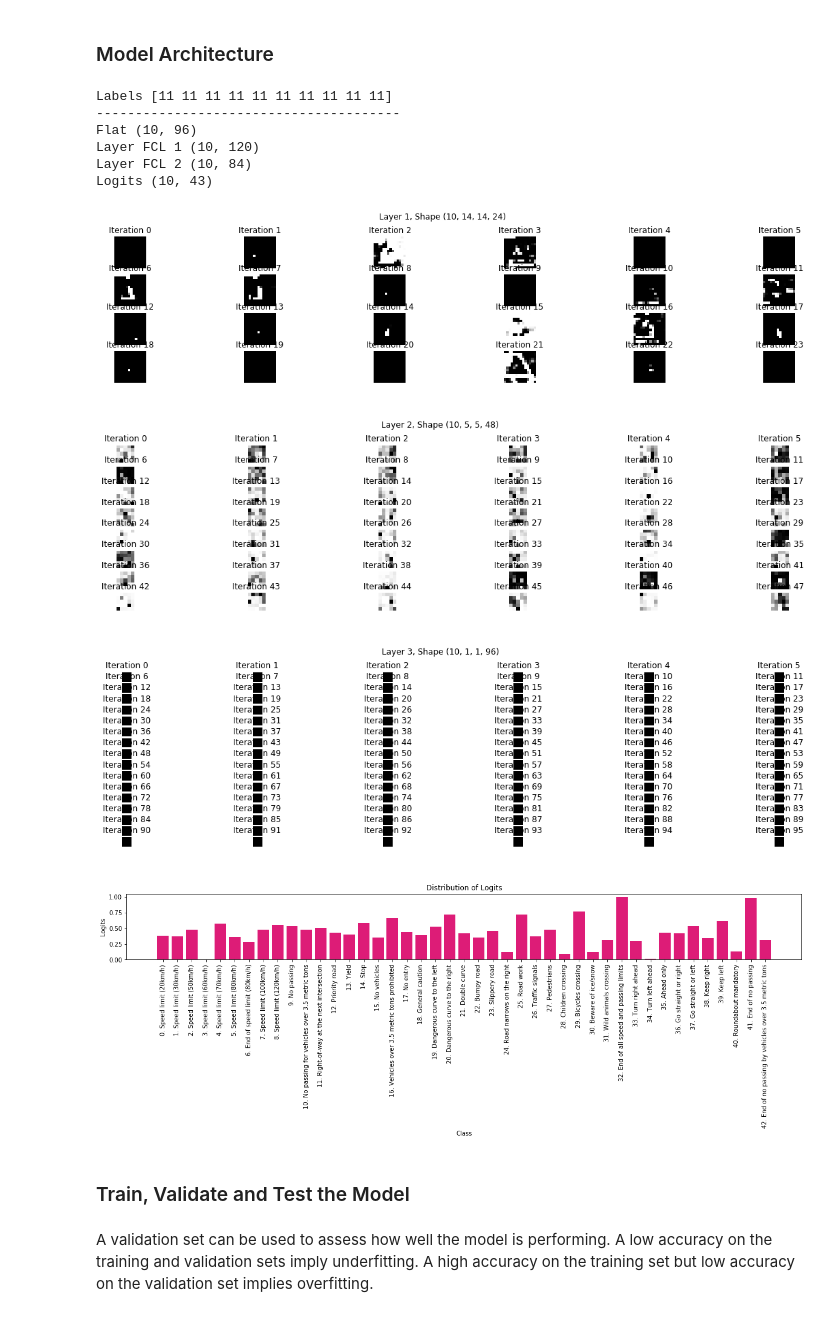
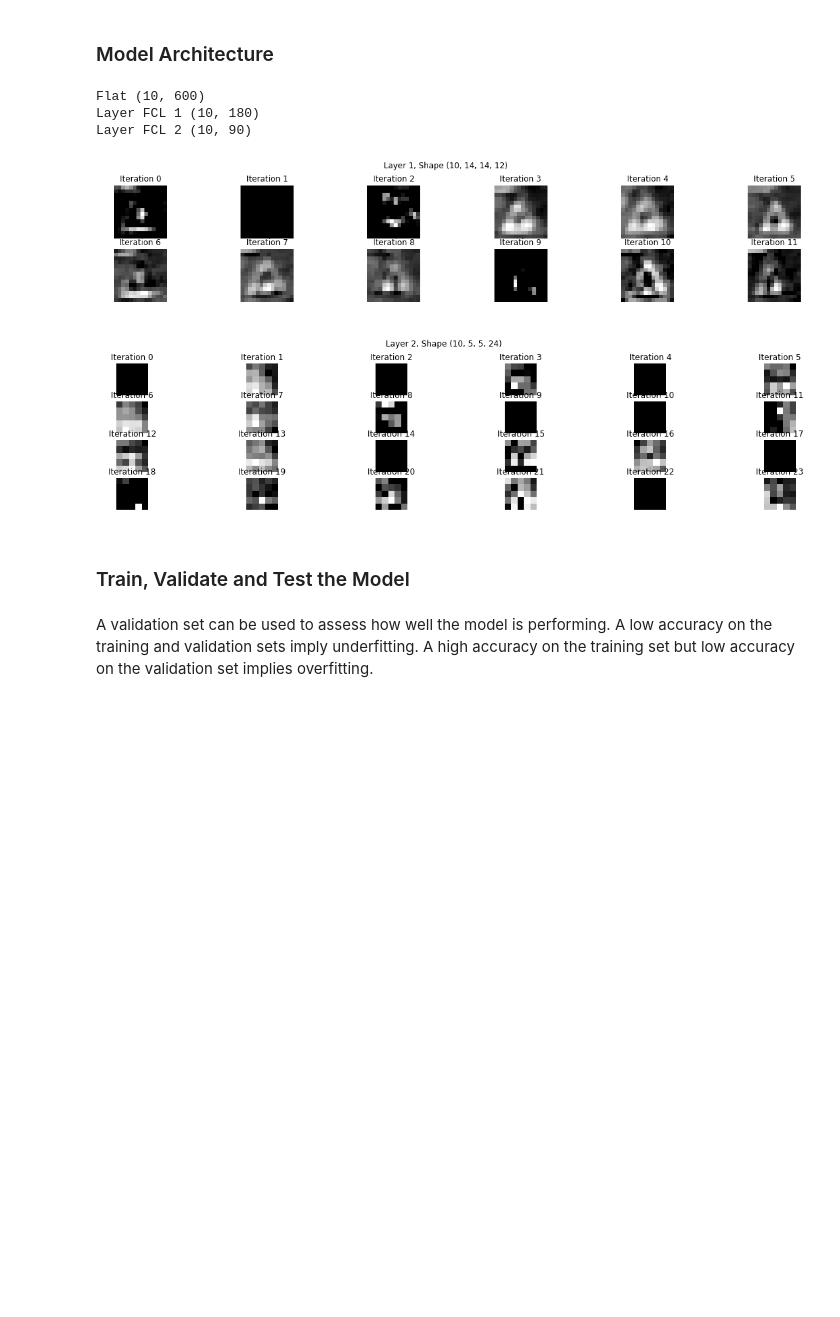
Before and after one commit to dmytronasyrov/CarND-Traffic-Sign-Classifier-Project, a Jupyter notebook: Traffic_Sign_Classifier.ipynb, the cells around one changed output. Saved outputs shown, nothing was run; the diff lists cells and outputs as text; code cells hidden in the pictures; blank space fills up the shorter version.

```diff
--- a/Traffic_Sign_Classifier.ipynb
+++ b/Traffic_Sign_Classifier.ipynb
@@ -301,19 +326,19 @@ Use the code cell (or multiple code cells, if necessary) to implement the first
 # %%
 def cross_flip(classes_to_flip, X, y):
     X_flipped = np.empty([0, X.shape[1], X.shape[2], X.shape[3]], dtype = image_dtype)
-    y_flipped = np.empty([0], dtype = np.int16)
+    y_flipped = np.empty([0], dtype=np.uint16)
 
     for c in classes_to_flip[:, 0]:
         flip_class = classes_to_flip[classes_to_flip[:, 0] == c][0][1]
         flipped = X[y == flip_class][:, :, ::-1, :]
         X_flipped = np.append(X_flipped, flipped, axis=0)
-        y_flipped = np.append(y_flipped, np.full((X_flipped.shape[0] - y_flipped.shape[0]), c, dtype = np.int16))
+        y_flipped = np.append(y_flipped, np.full((X_flipped.shape[0] - y_flipped.shape[0]), c))
 
     return (X_flipped, y_flipped)
 
 def flip_images(classes_to_flip, X, y, flip_type):
     X_flipped = np.empty([0, X.shape[1], X.shape[2], X.shape[3]], dtype = image_dtype)
-    y_flipped = np.empty([0], dtype = np.int16)
+    y_flipped = np.empty([0], dtype=np.uint16)
 
     for c in classes_to_flip:
         if flip_type == 'horizontal':
@@ -608,8 +702,8 @@ def op_entropy(one_hot, logits):
 
 def op_loss(cross_entropy):
 #     return tf.reduce_logsumexp(cross_entropy)
-#     return tf.reduce_mean(cross_entropy)
-    return tf.reduce_sum(cross_entropy)
+    return tf.reduce_mean(cross_entropy)
+#     return tf.reduce_sum(cross_entropy)
 
 def op_training(loss):
     optimizer = tf.train.AdamOptimizer(learning_rate = rate)
@@ -625,47 +719,40 @@ def op_accuracy(correct_pred):
 # %%
 slice_len = 10
 X_dataset, y_dataset = shuffle(X_train[:slice_len], y_train[:slice_len])
-print("Labels", y_dataset)
-print("---------------------------------------")
 
 logits = LeNet(X_dataset, y_dataset)
 one_hot_y = op_one_hot(classes_in_train)
 cross_entropy = op_entropy(one_hot_y, logits)
 loss = op_loss(cross_entropy)
 training_operation = op_training(loss)
 correct_prediction = op_correct(logits, one_hot_y)
 accuracy_operation = op_accuracy(correct_prediction)
 
 with tf.Session() as sess:
     sess.run(tf.global_variables_initializer())
 
-#     res = sess.run(one_hot_y, feed_dict = {x: X_dataset, y: Y_dataset, keep_prob: 0.95})
+#     res = sess.run(one_hot_y, feed_dict = {x: X_dataset, y: Y_dataset, keep_prob: probe})
 #     draw_one_hot(res, classes)
 
-#     res = sess.run(cross_entropy, feed_dict = {x: X_dataset, y: y_dataset, keep_prob: 0.95})
+#     res = sess.run(cross_entropy, feed_dict = {x: X_dataset, y: y_dataset, keep_prob: probe})
 #     print("ENTROPY", res)
 
-#     res = sess.run(loss, feed_dict = {x: X_dataset, y: y_dataset, keep_prob: 0.95})
+#     res = sess.run(loss, feed_dict = {x: X_dataset, y: y_dataset, keep_prob: probe})
 #     print("LOSS", res)
 
-    sess.run(training_operation, feed_dict = {x: X_dataset, y: y_dataset, keep_prob: 0.95})
+    sess.run(training_operation, feed_dict = {x: X_dataset, y: y_dataset, keep_prob: probe})
 
-#     res = sess.run(correct_prediction, feed_dict = {x: X_dataset, y: y_dataset, keep_prob: 0.95})
+#     res = sess.run(correct_prediction, feed_dict = {x: X_dataset, y: y_dataset, keep_prob: probe})
 #     print("CORRECT", res)
 
-#     res = sess.run(accuracy_operation, feed_dict = {x: X_dataset, y: y_dataset, keep_prob: 0.95})
+#     res = sess.run(accuracy_operation, feed_dict = {x: X_dataset, y: y_dataset, keep_prob: probe})
 #     print("ACCURACY", res)
 # %% [output]
-Labels [11 11 11 11 11 11 11 11 11 11]
----------------------------------------
-Flat (10, 96)
-Layer FCL 1 (10, 120)
-Layer FCL 2 (10, 84)
-Logits (10, 43)
+Flat (10, 600)
+Layer FCL 1 (10, 180)
+Layer FCL 2 (10, 90)
-[figure, old version]
+[figure, new version]
-[figure, old version]
+[figure, new version]
-[figure, removed]
-[figure, removed]
 # %%
 logits = LeNet()
 one_hot_y = op_one_hot(classes_in_train)
```
Also changed, not shown: parts of 10 cells of this notebook, 1 other file.
